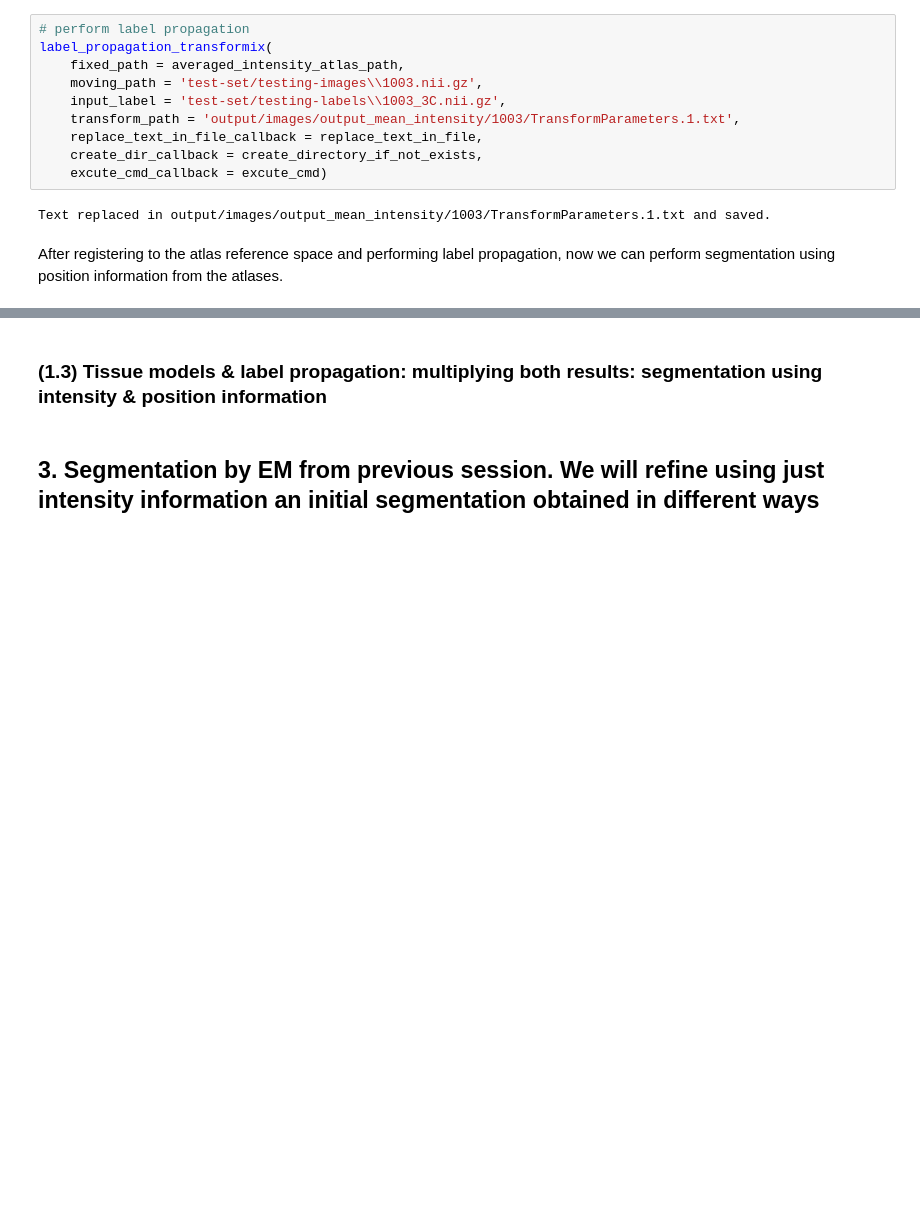
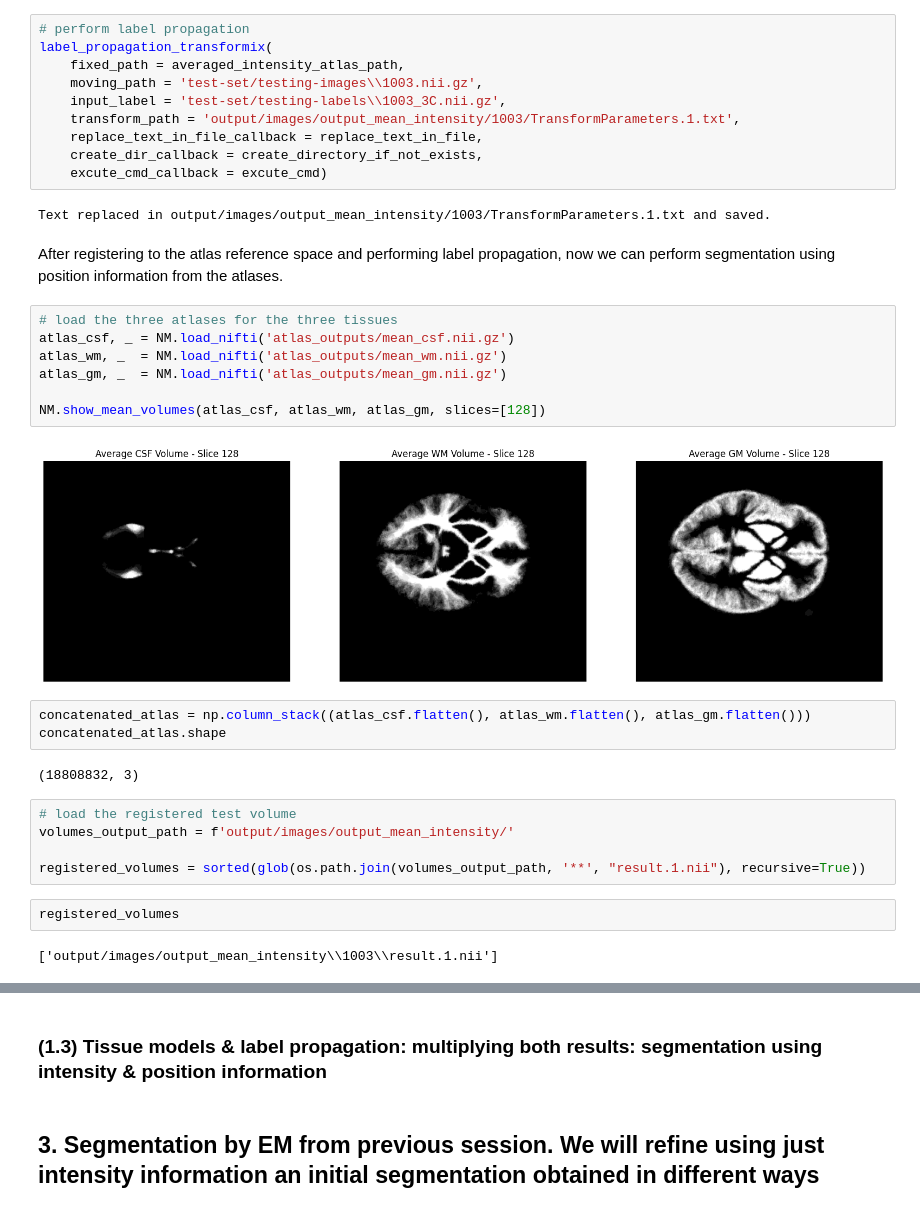
Before and after one commit to abdel-habib/medical-image-segmentation-and-applications, a Jupyter notebook: Lab 3/atlas_based_segmentation.ipynb, the cells around one changed output, grey strips where cells are left out. Cells and saved outputs as stored; diff of their text form; blank space fills up the shorter version.

Commit message:
finished segmentation using atlases (1.2)

```diff
--- a/Lab 3/atlas_based_segmentation.ipynb
+++ b/Lab 3/atlas_based_segmentation.ipynb
@@ -433,3 +469,26 @@ label_propagation_transformix(
 Text replaced in output/images/output_mean_intensity/1003/TransformParameters.1.txt and saved.
 # %% [markdown]
 After registering to the atlas reference space and performing label propagation, now we can perform segmentation using position information from the atlases.
+# %%
+# load the three atlases for the three tissues
+atlas_csf, _ = NM.load_nifti('atlas_outputs/mean_csf.nii.gz')
+atlas_wm, _  = NM.load_nifti('atlas_outputs/mean_wm.nii.gz')
+atlas_gm, _  = NM.load_nifti('atlas_outputs/mean_gm.nii.gz')
+
+NM.show_mean_volumes(atlas_csf, atlas_wm, atlas_gm, slices=[128])
+# %% [output]
+[figure, added]
+# %%
+concatenated_atlas = np.column_stack((atlas_csf.flatten(), atlas_wm.flatten(), atlas_gm.flatten()))
+concatenated_atlas.shape
+# %% [output]
+(18808832, 3)
+# %%
+# load the registered test volume
+volumes_output_path = f'output/images/output_mean_intensity/'
+
+registered_volumes = sorted(glob(os.path.join(volumes_output_path, '**', "result.1.nii"), recursive=True))
+# %%
+registered_volumes
+# %% [output]
+['output/images/output_mean_intensity\\1003\\result.1.nii']
```
Also changed, not shown: parts of 6 cells of this notebook, 12 other files.
